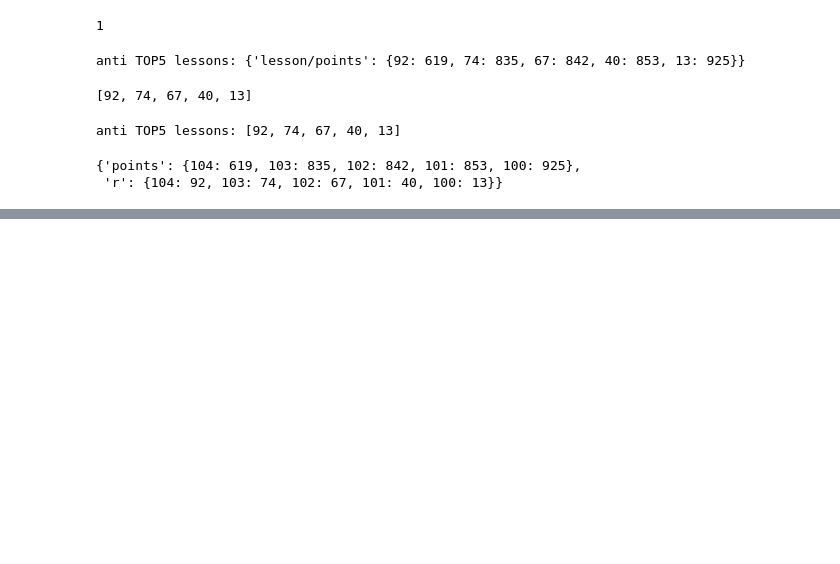
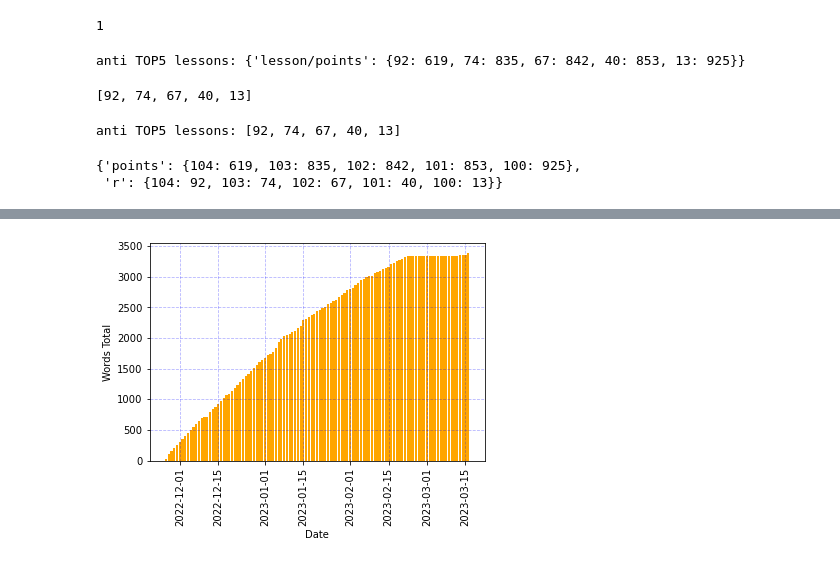
Before and after one commit to alexey198631/hobby_dutch_project, a Jupyter notebook: additional/for_testing.ipynb, the cells around one changed output, grey strips where cells are left out. Drawn from its saved outputs; the diff is of its cells as text; code cells hidden in the pictures; blank space fills up the shorter version.

Commit message:
testing graphs

```diff
--- a/additional/for_testing.ipynb
+++ b/additional/for_testing.ipynb
@@ -340,0 +401,4 @@ lesson
+# %%
+words_progress(lesson)
+# %% [output]
+[figure, added]
```
Also changed, not shown: parts of 15 cells of this notebook.
